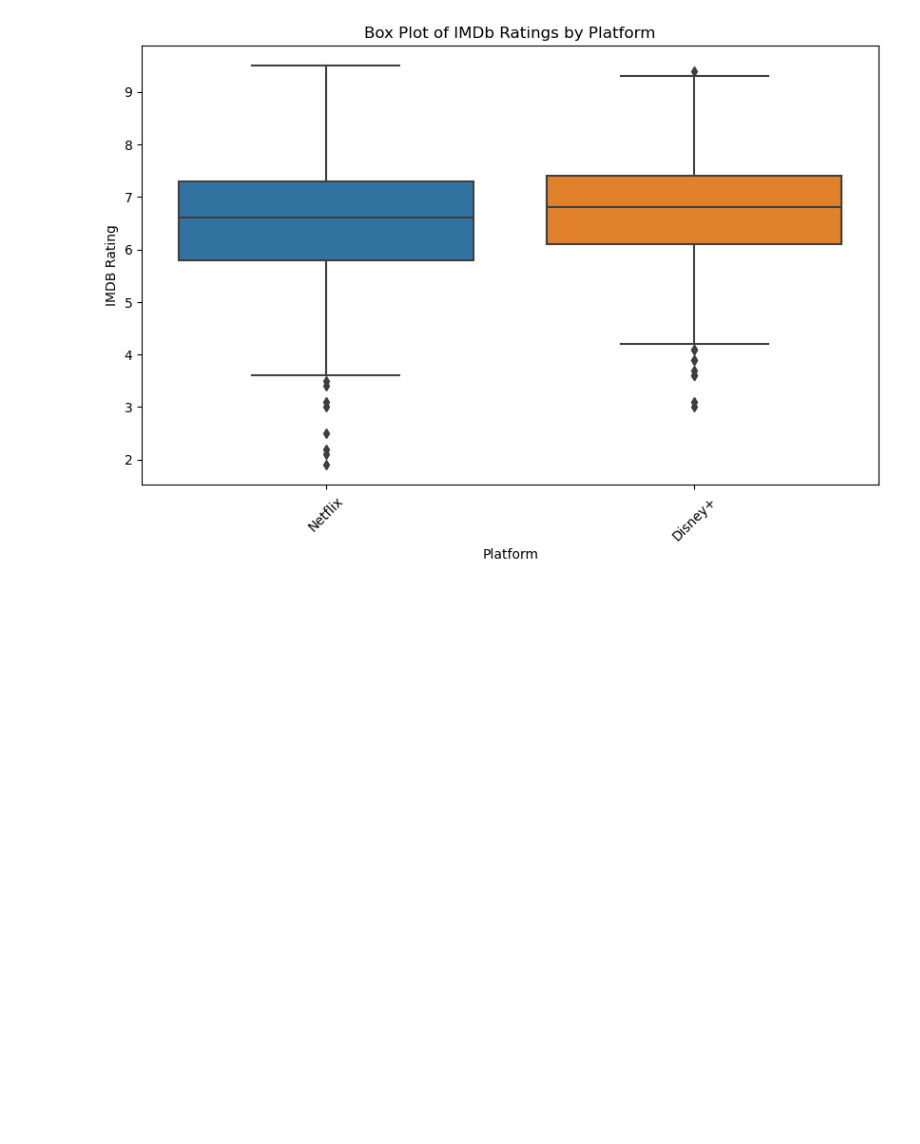
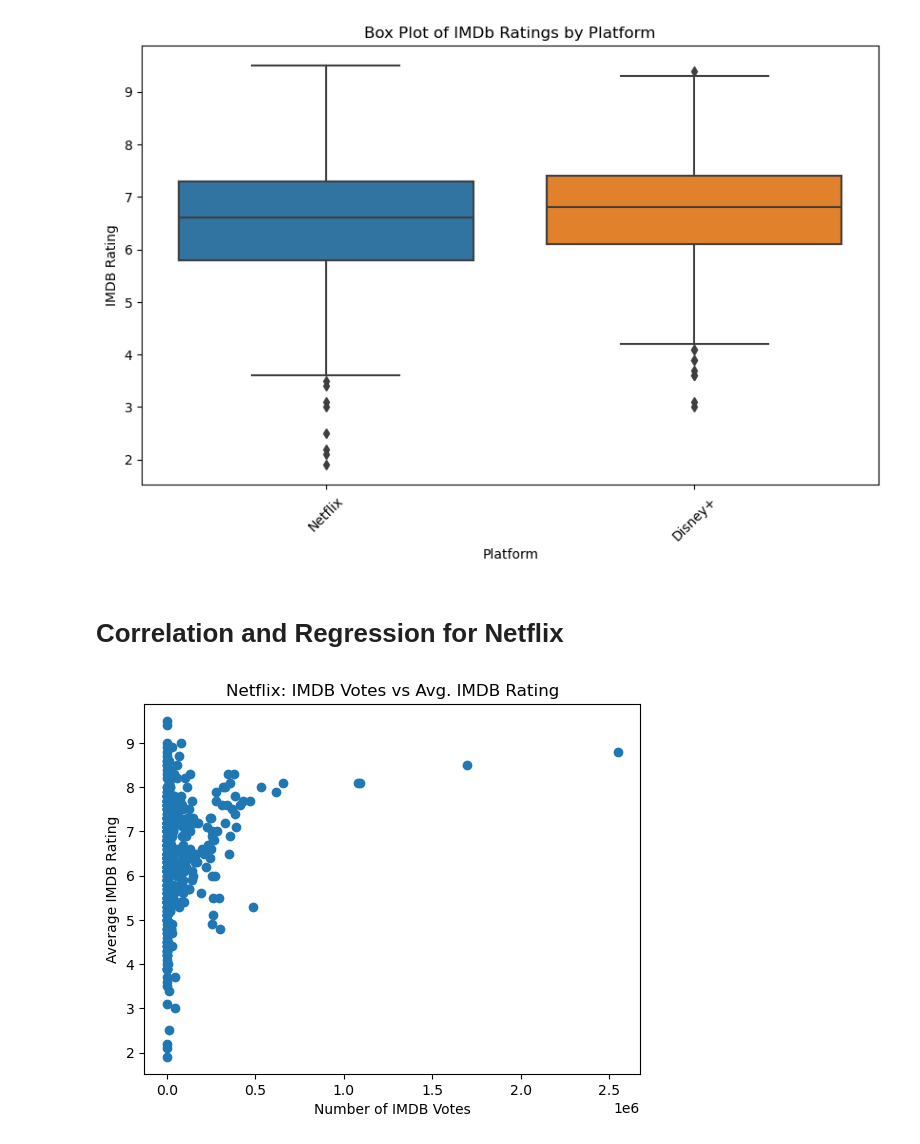
Before and after one commit to gfoley15/netflixandchill, a Jupyter notebook: notebook/netflixandchill.ipynb, the cells around one changed output. Saved outputs shown, nothing was run; the diff lists cells and outputs as text; code cells hidden in the pictures; blank space fills up the shorter version.

Commit message:
amanual-am updates, linear regression

```diff
--- a/notebook/netflixandchill.ipynb
+++ b/notebook/netflixandchill.ipynb
@@ -456,7 +510,7 @@ new_combined_df.head()
 # %%
-# Find "None" and "N/A" values for each platform
 # Remove "None" and "N/A" values to create clean dataframe
-filtered_df = new_combined_df[(new_combined_df['imdb_rating'].notna()) & (new_combined_df['imdb_rating'] != 'NaN')]
-len(filtered_df)
+new_combined_df.dropna(subset=['imdb_rating', 'imdb_votes'], inplace=True)
+new_combined_df.drop(columns=['index','box_office_sales',	'production_cost'], inplace=True)
+len(new_combined_df)
 # %% [output]
 973
@@ -499,10 +539,10 @@ imdb_rating_summary_df
 | Netflix | 6.510445 | 6.6 | 1.411557 | 1.188090 | ... |
 # %%
 # Remove commas from the specified column
-filtered_df['imdb_votes']   = filtered_df['imdb_votes'].str.replace(',', '')
+new_combined_df['imdb_votes']   = new_combined_df['imdb_votes'].str.replace(',', '')
 
 # Convert the column to float
-filtered_df['imdb_votes']  = filtered_df['imdb_votes'] .astype(float)
+new_combined_df['imdb_votes']  = new_combined_df['imdb_votes'] .astype(float)
 # %%
 # Generate a summary statistics table of mean, median, variance, standard deviation, and SEM
 
@@ -537,3 +577,17 @@ plt.savefig(os.path.join('../output', 'BoxPlot_of_IMDbRatings_Platform.png'))
 plt.show()
 # %% [output]
 [figure]
+# %% [markdown]
+# Correlation and Regression for Netflix
+# %%
+# Generate a scatter plot of IMDB Votes vs. the average rating for Netflix
+netflix_data= new_combined_df.loc[new_combined_df['platform']=='Netflix'].groupby('imdb_id')
+netflix_avg_imdb_rating = netflix_data['imdb_rating'].mean()
+netflix_imdb_vote = netflix_data["imdb_votes"].unique()
+plt.scatter(netflix_imdb_vote, netflix_avg_imdb_rating)
+plt.xlabel("Number of IMDB Votes")
+plt.ylabel("Average IMDB Rating")
+plt.title("Netflix: IMDB Votes vs Avg. IMDB Rating")
+plt.show()
+# %% [output]
+[figure, added]
```
Also changed, not shown: parts of 14 cells of this notebook, 2 other files.
